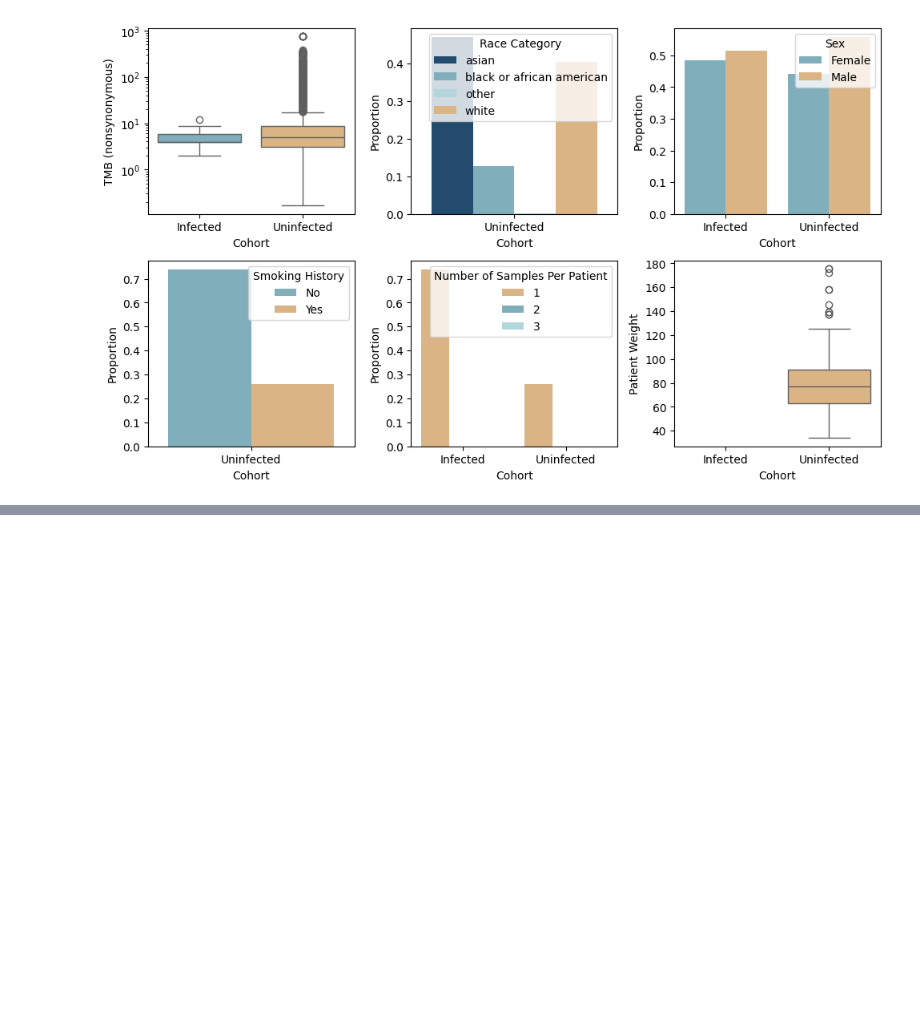
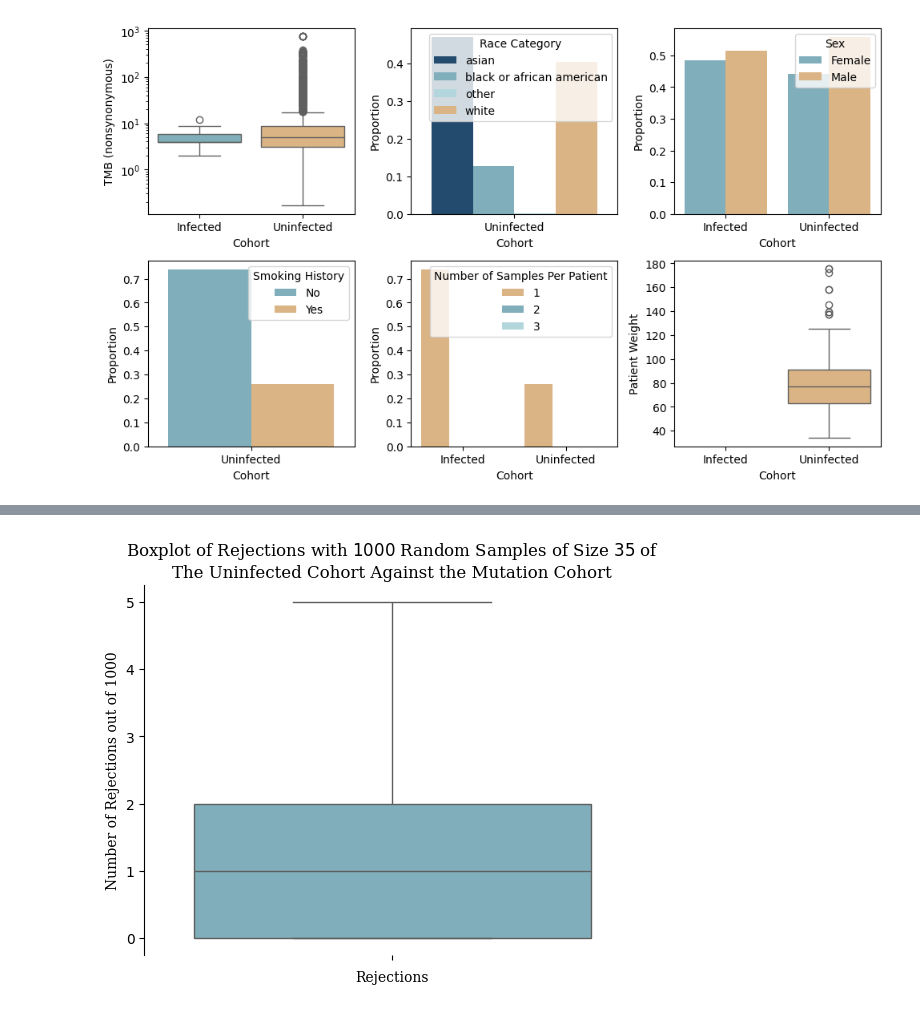
Before and after one commit to fredwdickinson/rscam-g6, a Jupyter notebook: Notebooks/nullcohort.ipynb, the cells around one changed output, grey strips where cells are left out. Saved outputs shown, nothing was run; the diff lists cells and outputs as text; code cells hidden in the pictures; blank space fills up the shorter version.

```diff
--- a/Notebooks/nullcohort.ipynb
+++ b/Notebooks/nullcohort.ipynb
@@ -523,0 +649,34 @@ plt.show()
+# %%
+def run_BM_simulation(sample1, sample2, alpha = 0.05, n_iterations = 1000, sample_size = 35, var = "Age"):
+    rejections = 0
+    for _ in range(n_iterations):
+        w, p_value = stats.brunnermunzel(
+            sample1.sample(n=sample_size)[var].tolist(),
+            sample2.sample(n=sample_size)[var].tolist()
+        )
+        if p_value < alpha:
+            rejections+=1
+    return rejections
+# %%
+tmbrejections = np.zeros(100)
+for i in range(100):
+    tmbrejection = run_BM_simulation(infected, uninfected, alpha = 0.05, n_iterations = 1000, sample_size = 35, var = "TMB (nonsynonymous)")
+    tmbrejections[i] = tmbrejection
+# %%
+fig, ax = plt.subplots()
+
+sns.boxplot(tmbrejections, color = colours[4], ax = ax)
+
+ax.spines["right"].set_visible(False)
+ax.spines["top"].set_visible(False)
+ax.spines["bottom"].set_visible(False)
+ax.yaxis.set_ticks_position("left")
+
+ax.set_title(f"Boxplot of Rejections with $1000$ Random Samples of Size $35$ of \nThe Uninfected Cohort Against the Mutation Cohort", fontname = "DejaVu Serif")
+ax.set_xlabel("Rejections", fontname = "DejaVu Serif")
+ax.set_ylabel("Number of Rejections out of 1000", fontname = "DejaVu Serif")
+
+plt.savefig("Brunner Munzel TMB.png", bbox_inches = "tight")
+plt.show()
+# %% [output]
+[figure, added]
```
Also changed, not shown: parts of 4 cells of this notebook.
